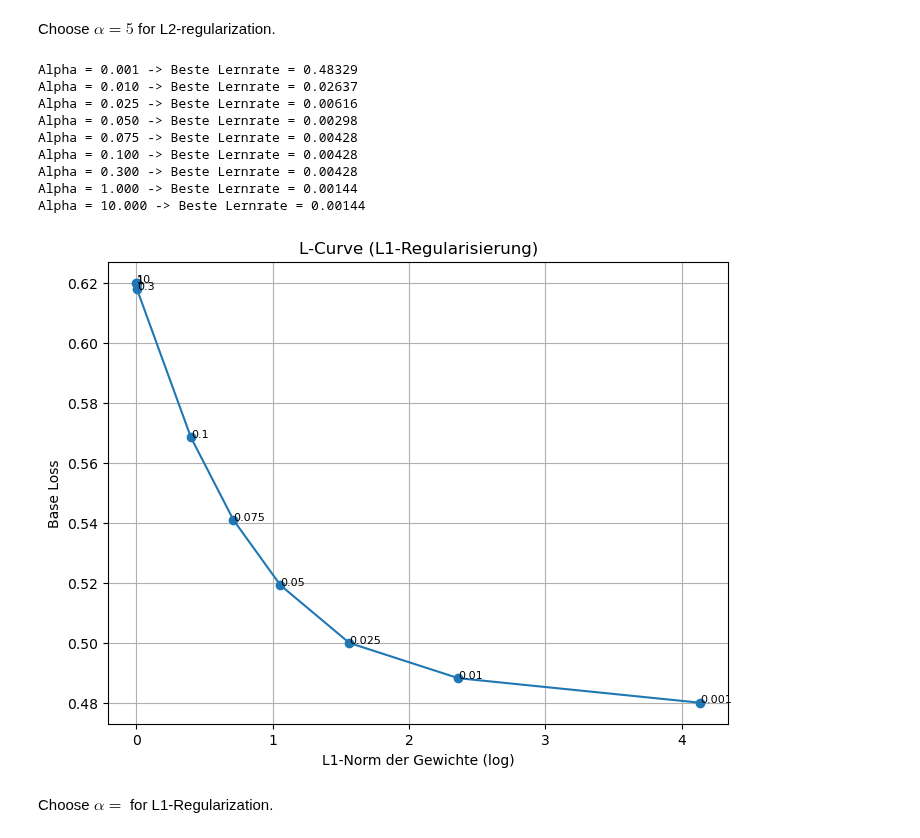
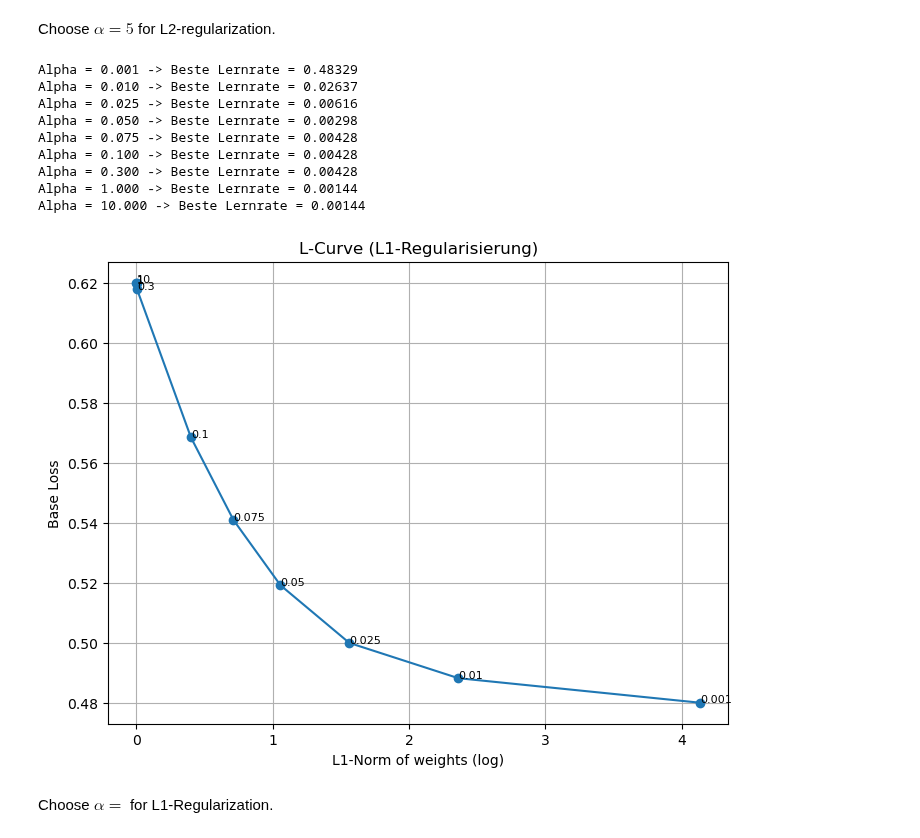
Before and after one commit to FelixFritz02/MasterKL, a Jupyter notebook: AI Numerics/Data Challenge/Logistic_Regression.ipynb, the cells around one changed output. Cells and saved outputs as stored; diff of their text form; code cells hidden in the pictures.

```diff
--- a/AI Numerics/Data Challenge/Logistic_Regression.ipynb
+++ b/AI Numerics/Data Challenge/Logistic_Regression.ipynb
@@ -279,35 +279,35 @@ for alpha in alphas:
         print(f"Keine gültigen Ergebnisse für alpha={alpha}")
         continue
 
     i = np.argmin(model_total_losses)
     print("Alpha = %.3f -> Beste Lernrate = %.5f" % (alpha, lrs[i]))
 
 
     l1_norms.append(model_l_losses[i])
     base_losses.append(model_base_losses[i])
 
 plt.figure(figsize=(8, 6))
 plt.plot(l1_norms, base_losses, marker='o')
 plt.xscale('linear')
 plt.yscale('linear')
-plt.xlabel("L1-Norm der Gewichte (log)")
+plt.xlabel("L1-Norm of weights (log)")
 plt.ylabel("Base Loss")
 plt.title("L-Curve (L1-Regularisierung)")
 plt.grid(True)
 for i, txt in enumerate(alphas):
     plt.annotate(f"{txt}", (l1_norms[i], base_losses[i]), fontsize=8)
 plt.show()
 # %% [output]
 Alpha = 0.001 -> Beste Lernrate = 0.48329
 Alpha = 0.010 -> Beste Lernrate = 0.02637
 Alpha = 0.025 -> Beste Lernrate = 0.00616
 Alpha = 0.050 -> Beste Lernrate = 0.00298
 Alpha = 0.075 -> Beste Lernrate = 0.00428
 Alpha = 0.100 -> Beste Lernrate = 0.00428
 Alpha = 0.300 -> Beste Lernrate = 0.00428
 Alpha = 1.000 -> Beste Lernrate = 0.00144
 Alpha = 10.000 -> Beste Lernrate = 0.00144
-[figure, old version]
+[figure, new version]
 # %% [markdown]
 Choose $\alpha = $ for L1-Regularization.
 # %% [markdown]
```
Also changed, not shown: parts of 6 cells of this notebook, 1 other file.
